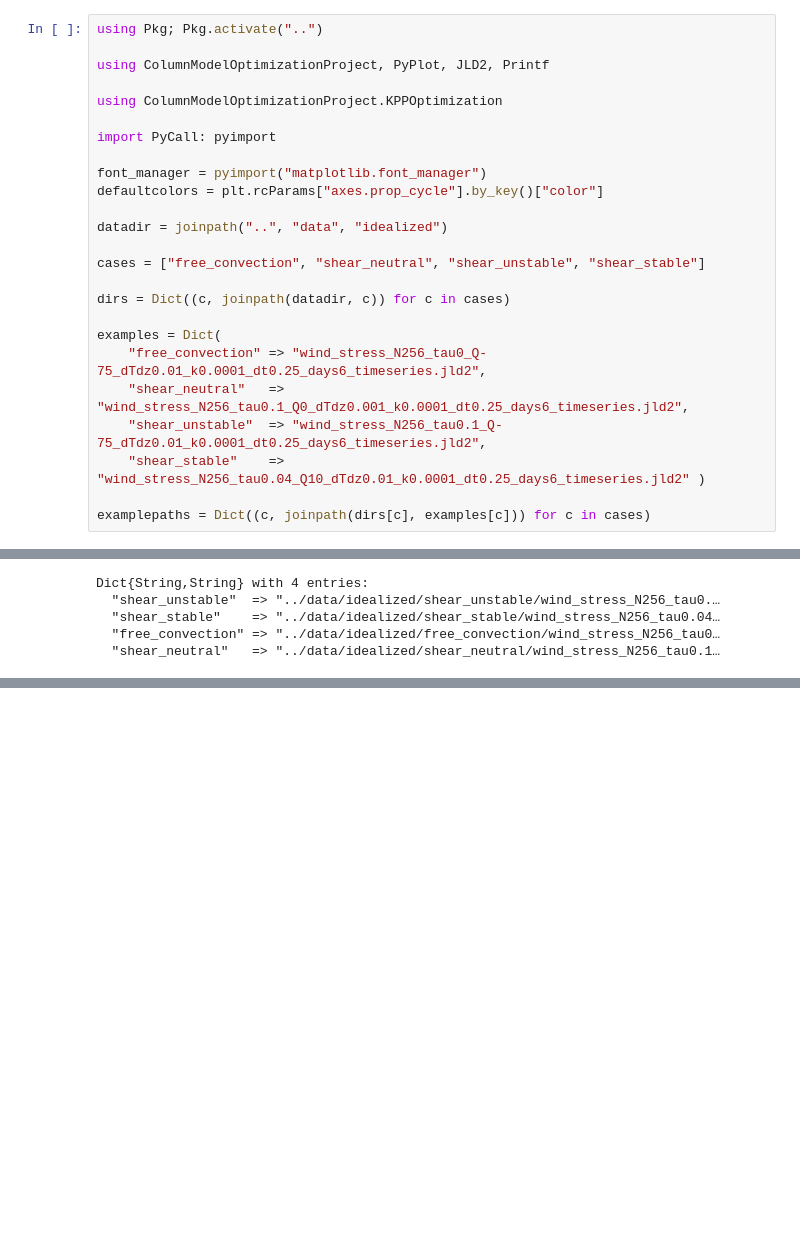
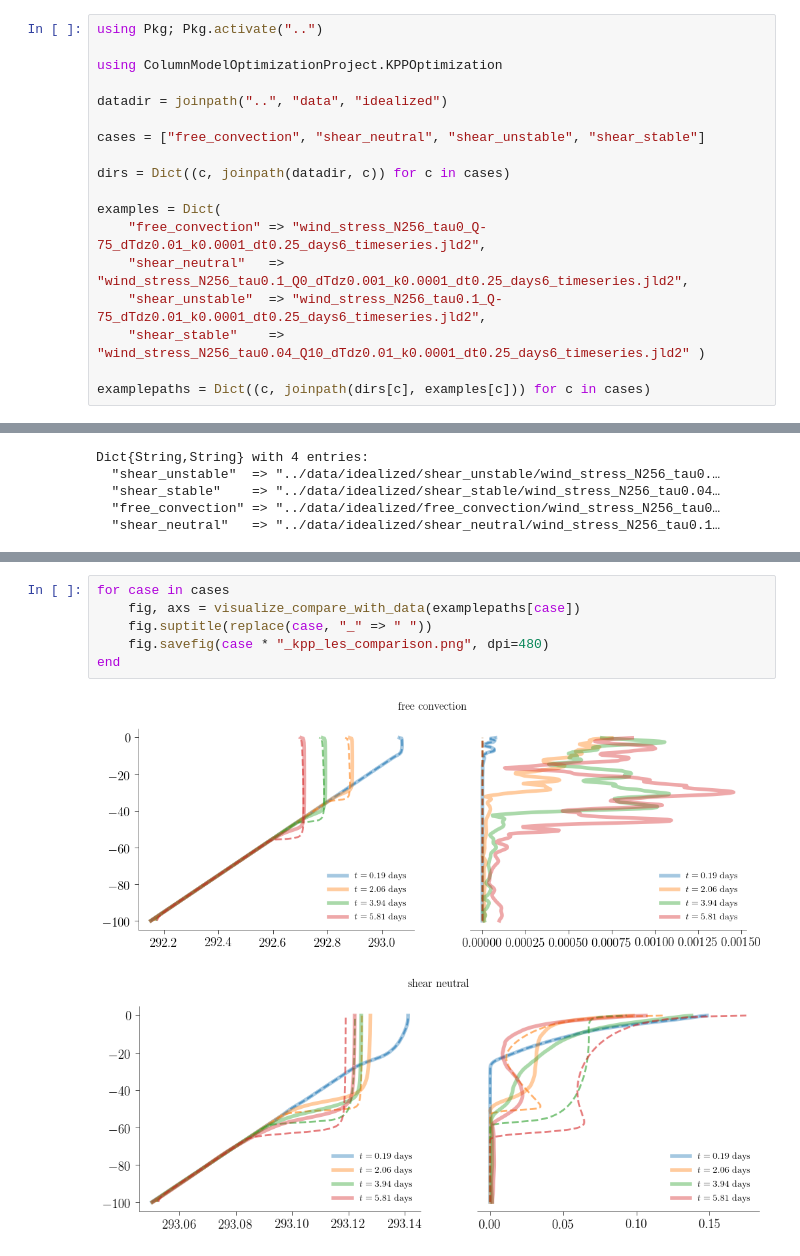
Before and after one commit to glwagner/ColumnModelOptimizationProject, a Jupyter notebook: examples/example_kpp_comparison.ipynb, the cells around one changed output, grey strips where cells are left out. Cells and saved outputs as stored; diff of their text form; blank space fills up the shorter version.

```diff
--- a/examples/example_kpp_comparison.ipynb
+++ b/examples/example_kpp_comparison.ipynb
@@ -10,14 +10,7 @@ In this notebook we compare KPP with LES data for the four canonical cases:
 # %%
 using Pkg; Pkg.activate("..")
 
-using ColumnModelOptimizationProject, PyPlot, JLD2, Printf
-
 using ColumnModelOptimizationProject.KPPOptimization
-
-import PyCall: pyimport
-
-font_manager = pyimport("matplotlib.font_manager")
-defaultcolors = plt.rcParams["axes.prop_cycle"].by_key()["color"]
 
 datadir = joinpath("..", "data", "idealized")
 
@@ -90,0 +36,9 @@ PyObject <matplotlib.legend.Legend object at 0x...>
+# %%
+for case in cases
+    fig, axs = visualize_compare_with_data(examplepaths[case])
+    fig.suptitle(replace(case, "_" => " "))
+    fig.savefig(case * "_kpp_les_comparison.png", dpi=480)
+end
+# %% [output]
+[figure, added]
+[figure, added]
```
Also changed, not shown: parts of 2 cells of this notebook, 14 other files.
